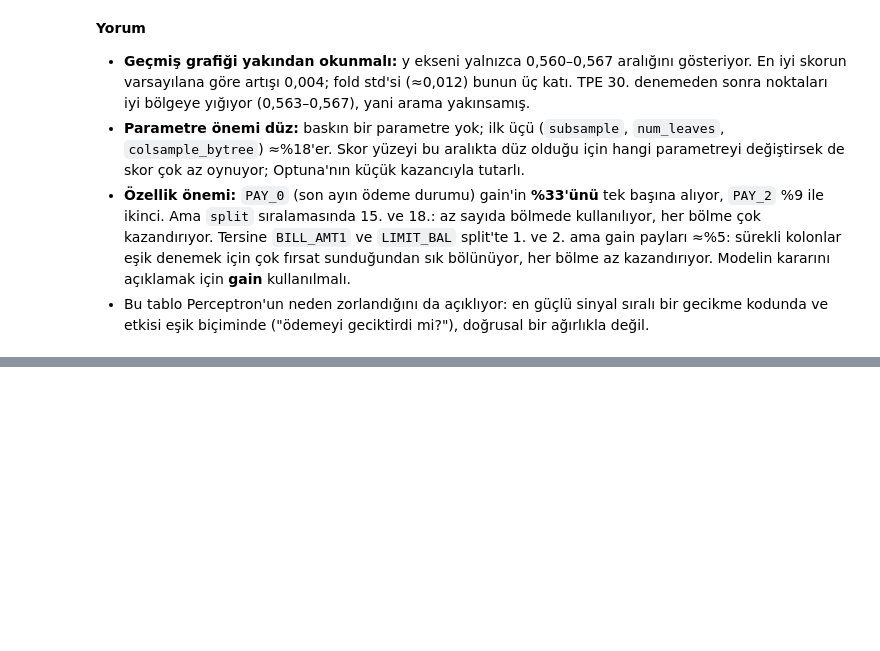
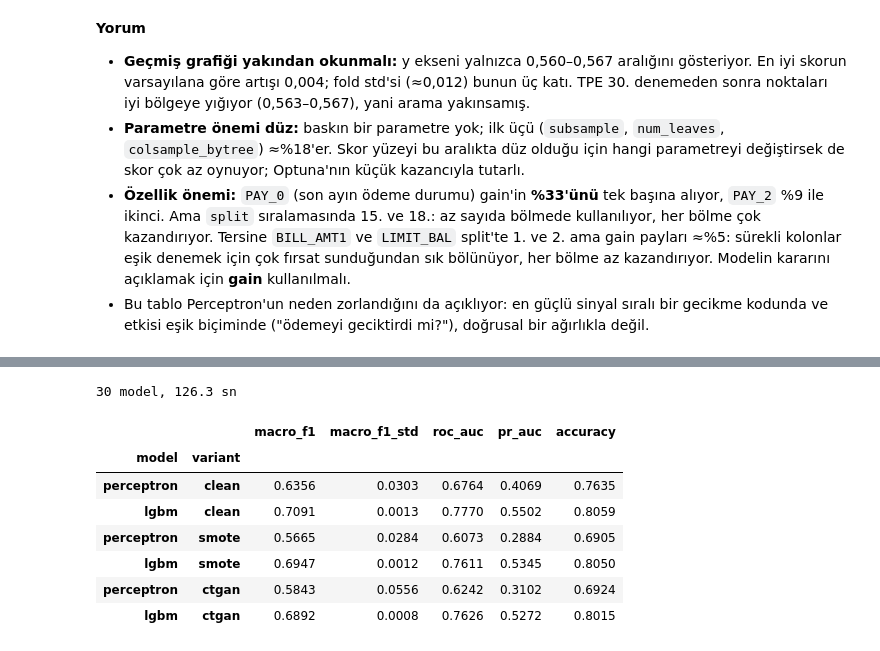
Before and after one commit to KamuranBey00/DataScienceProject, a Jupyter notebook: notebooks/03_perceptron_lgbm.ipynb, the cells around one changed output, grey strips where cells are left out. Drawn from its saved outputs; the diff is of its cells as text; code cells hidden in the pictures; blank space fills up the shorter version.

Commit message:
feat(models): compare clean, SMOTE and CTGAN train sets on real val
Co-Authored-By: Claude Opus 5.5 <noreply@anthropic.com>

```diff
--- a/notebooks/03_perceptron_lgbm.ipynb
+++ b/notebooks/03_perceptron_lgbm.ipynb
@@ -505,10 +506,12 @@ L_train = to_lgbm(X_train, LGBM_CAT_COLS)
 L_val = to_lgbm(X_val, LGBM_CAT_COLS)
 
 
-def lgbm_on_val(params: dict, n_estimators: int) -> dict:
-    """Refit on the full train with the CV tree count, score on val at its own threshold."""
+def lgbm_on_val(
+    params: dict, n_estimators: int, X_fit: pd.DataFrame, y_fit: pd.Series
+) -> dict:
+    """Fit with a fixed tree count (no early stopping), score on val at its own threshold."""
     model = LGBMClassifier(**(LGBM_FIXED | params | {"n_estimators": n_estimators}))
-    y_score = model.fit(L_train, y_train).predict_proba(L_val)[:, 1]
+    y_score = model.fit(X_fit, y_fit).predict_proba(L_val)[:, 1]
     threshold = pick_threshold(y_val, y_score)
     return evaluate(y_val, y_score, (y_score >= threshold).astype(int))
 
@@ -516,7 +519,7 @@ def lgbm_on_val(params: dict, n_estimators: int) -> dict:
 cv_default = cv_lgbm({}, L_train, y_train)
 print(f"Varsayılan LGBM, CV PR-AUC = {cv_default['pr_auc']:.4f} ± {cv_default['pr_auc_std']:.4f}, "
       f"{cv_default['best_iter']} ağaç")
-results["lgbm (varsayılan)"] = lgbm_on_val({}, cv_default["best_iter"])
+results["lgbm (varsayılan)"] = lgbm_on_val({}, cv_default["best_iter"], L_train, y_train)
 pd.DataFrame(results).T.astype(float)
 # %% [output]
 Varsayılan LGBM, CV PR-AUC = 0.5629 ± 0.0114, 59 ağaç
@@ -774,0 +796,41 @@ shares.head(10)[["feature", "gain_share", "split_share", "split_rank"]]
+# %%
+VARIANTS = ["clean", "smote", "ctgan"]
+
+
+def variant_scores(variant: str) -> list[dict]:
+    """Per-seed val metrics of both models trained on one train variant."""
+    X_fit, y_fit = to_xy(load_split("train", variant))
+    L_fit = to_lgbm(X_fit, LGBM_CAT_COLS)
+    # Balanced sets already fix the class ratio; weighting on top would correct it twice
+    lgbm_params = LGBM_PARAMS | ({} if variant == "clean" else {"scale_pos_weight": 1.0})
+    rows = []
+    for seed in SEEDS:
+        perceptron = make_perceptron(seed, **PERCEPTRON_PARAMS).fit(X_fit, y_fit)
+        rows.append({"model": "perceptron", "variant": variant, "seed": seed}
+                    | score_on_val(perceptron))
+        lgbm_seeded = lgbm_params | {"random_state": seed}
+        rows.append({"model": "lgbm", "variant": variant, "seed": seed}
+                    | lgbm_on_val(lgbm_seeded, LGBM_N_ESTIMATORS, L_fit, y_fit))
+    return rows
+
+
+start = time.perf_counter()
+variant_runs = pd.DataFrame([row for v in VARIANTS for row in variant_scores(v)])
+print(f"{len(variant_runs)} model, {time.perf_counter() - start:.1f} sn")
+
+variant_stats = variant_runs.groupby(["model", "variant"], sort=False)[METRICS]
+comparison = variant_stats.mean().join(variant_stats.std()[["macro_f1"]], rsuffix="_std")
+comparison.reset_index()[["model", "variant", "macro_f1", "roc_auc", "pr_auc"]].to_csv(
+    REPORTS_DIR / "train_variant_comparison.csv", index=False
+)
+comparison[["macro_f1", "macro_f1_std", "roc_auc", "pr_auc", "accuracy"]]
+# %% [output]
+30 model, 126.3 sn
+|  |  | macro_f1 | macro_f1_std | roc_auc | pr_auc | accuracy |
+| model | variant |  |  |  |  |  |
+| perceptron | clean | 0.6356 | 0.0303 | 0.6764 | 0.4069 | 0.7635 |
+| lgbm | clean | 0.7091 | 0.0013 | 0.7770 | 0.5502 | 0.8059 |
+| perceptron | smote | 0.5665 | 0.0284 | 0.6073 | 0.2884 | 0.6905 |
+| lgbm | smote | 0.6947 | 0.0012 | 0.7611 | 0.5345 | 0.8050 |
+| perceptron | ctgan | 0.5843 | 0.0556 | 0.6242 | 0.3102 | 0.6924 |
+| lgbm | ctgan | 0.6892 | 0.0008 | 0.7626 | 0.5272 | 0.8015 |
```
Also changed, not shown: parts of 7 cells of this notebook, 2 other files.
